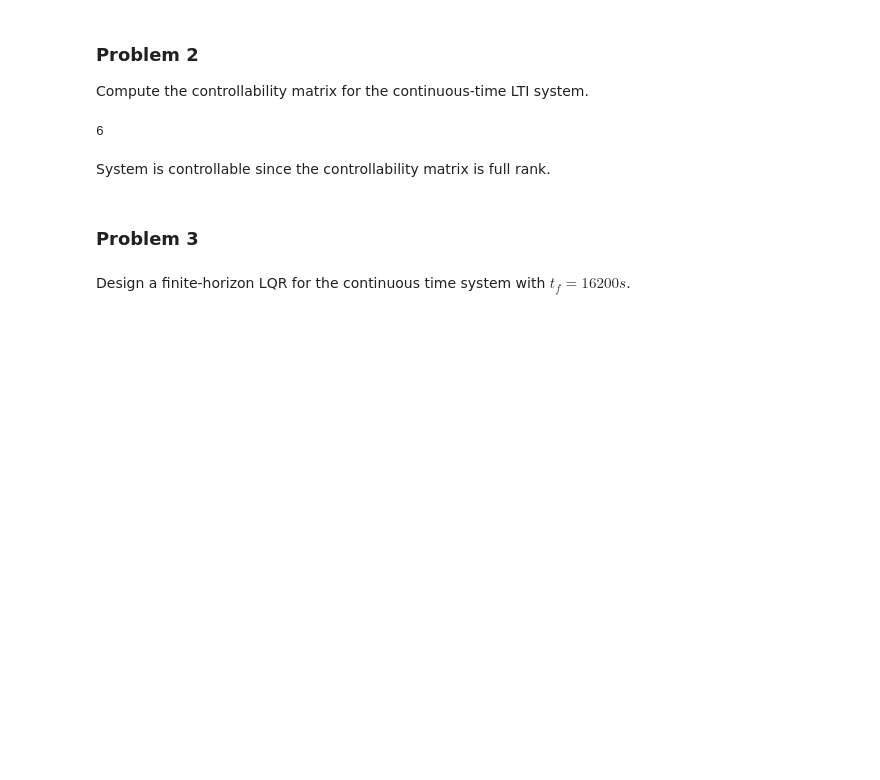
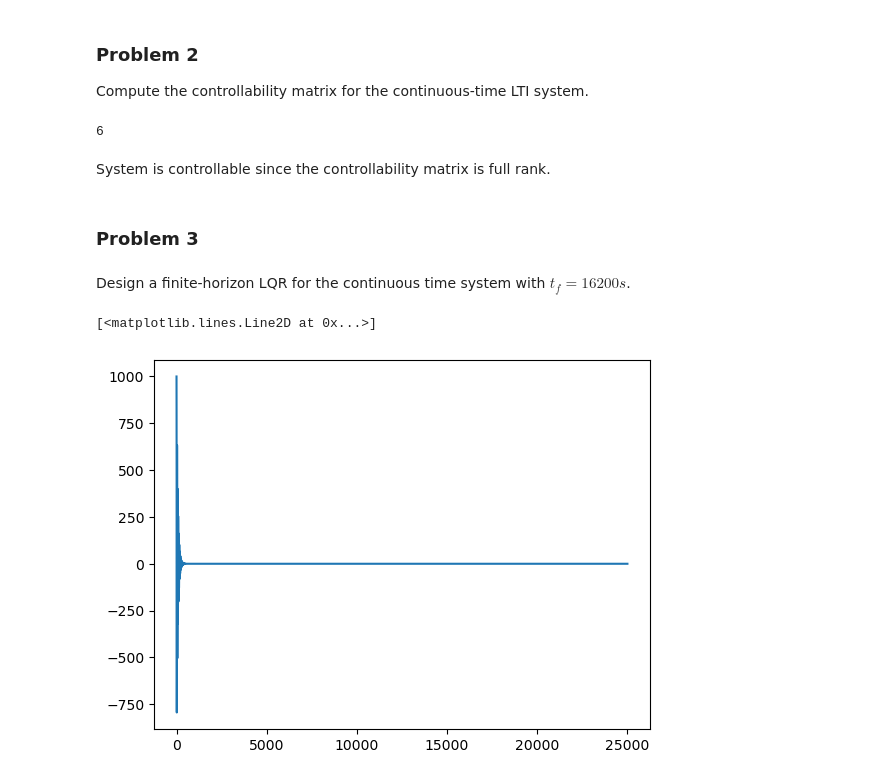
Before and after one commit to benlucke1/aem566, a Jupyter notebook: project1/aem566_project1_main.ipynb, the cells around one changed output. Drawn from its saved outputs; the diff is of its cells as text; code cells hidden in the pictures; blank space fills up the shorter version.

```diff
--- a/project1/aem566_project1_main.ipynb
+++ b/project1/aem566_project1_main.ipynb
@@ -95,5 +97,7 @@ System is controllable since the controllability matrix is full rank.
 ### Problem 3
 # %% [markdown]
 Design a finite-horizon LQR for the continuous time system with $t_f = 16200 s$.
+# %%
+t_eval = np.linspace(16200, 0, 25000)
 # %%
 def dPdt(t, P, A, B, Q, R):
@@ -109,13 +131,0 @@ P = np.flip(sol.y.reshape((6,6,-1)))
-# %%
-def dPdt(t, P, A, B, Q, R):
-    P = P.reshape((6,6))
-    dpdt = (-np.dot(P,A) - np.dot(A.T, P) + np.dot(P, B).dot(np.linalg.inv(R)).dot(B.T).dot(P) - Q).flatten()
-
-    return dpdt
-
-ts=np.linspace(16200, 0, 33000)
-af = sp.integrate.odeint(dPdt, y0=np.zeros((6,6)).flatten(),  t=ts, args=(A_ct_numpy, B_ct_numpy, np.eye(6),np.eye(3)),tfirst=True)
-Paf = af.reshape((6,6,-1))
-
-ts = np.flip(ts)
-Paf = np.flip(Paf)
@@ -121,0 +149,17 @@ Paf = np.flip(Paf)
+# %%
+sols_P_case2 = sp.integrate.solve_ivp(
+    dPdt,
+    t_span=[16200, 0],
+    t_eval=t_eval,
+    y0=np.zeros((6, 6)).flatten(),
+    args=(A_ct_numpy, B_ct_numpy, np.eye(6), 100 * np.eye(3)),
+)
+t_solve_case2 = np.flip(sols_P_case2.t)
+P_case2 = np.flip(sols_P_case2.y.reshape((6, 6, -1)))
+sols_cl_case2 = sp.integrate.solve_ivp(
+    dxdt,
+    t_span=[0, 16200],
+    t_eval=t_solve_case2,
+    y0=x0,
+    args=(A_ct_numpy, B_ct_numpy, 100 * np.eye(3), P_case2, t_solve_case2),
+)
@@ -122,9 +183,5 @@ Paf = np.flip(Paf)
 # %%
-def dxdt(t, x, A, B, R, P, ts):
-    idx +=1
-    print(idx)
-#     P_t = P[:,:,np.where((ts == t))[0][0]]
-#     K_t = np.linalg.inv(R).dot(B.T).dot(P_t)
-
-    xdot = x
-    return xdot.flatten()
+plt.plot(sols_cl_case2.y[2, :])
+# %% [output]
+[<matplotlib.lines.Line2D at 0x...>]
+[figure, added]
```
Also changed, not shown: parts of 9 cells of this notebook.
